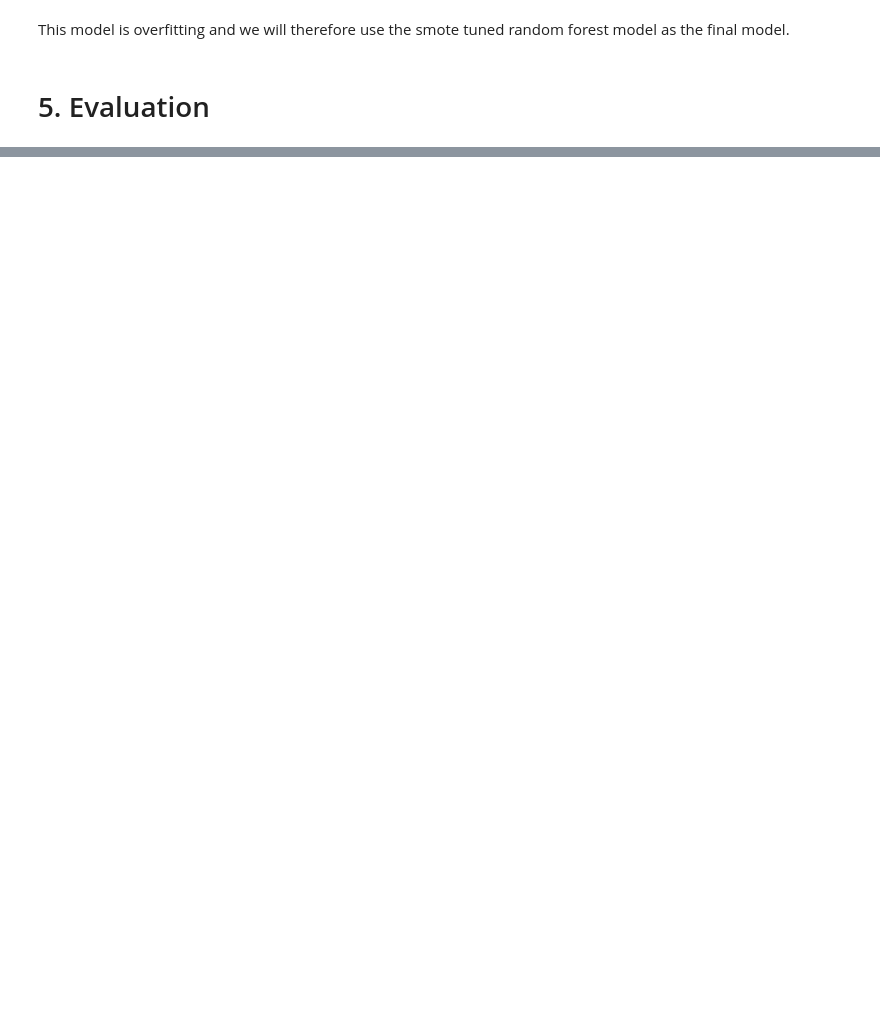
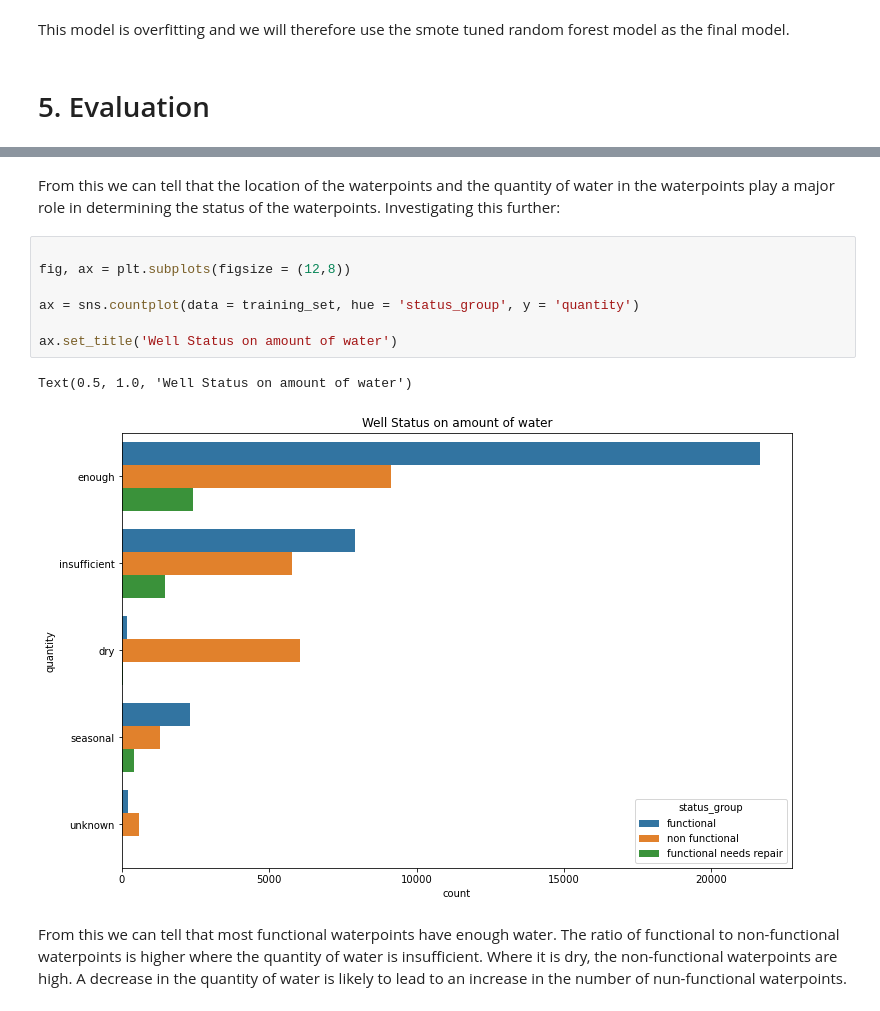
Before and after one commit to OswaldCc/Tanzania-Water-Pump-Status-Prediction, a Jupyter notebook: Tanzania Water Pump Status.ipynb, the cells around one changed output, grey strips where cells are left out. Saved outputs shown, nothing was run; the diff lists cells and outputs as text; blank space fills up the shorter version.

```diff
--- a/Tanzania Water Pump Status.ipynb
+++ b/Tanzania Water Pump Status.ipynb
@@ -1145,0 +1161,14 @@ This model is overfitting and we will therefore use the smote tuned random fores
+# %% [markdown]
+From this we can tell that the location of the waterpoints and the quantity of water in the waterpoints play a major role in determining the status of the waterpoints. Investigating this further:
+# %%
+
+fig, ax = plt.subplots(figsize = (12,8))
+
+ax = sns.countplot(data = training_set, hue = 'status_group', y = 'quantity')
+
+ax.set_title('Well Status on amount of water')
+# %% [output]
+Text(0.5, 1.0, 'Well Status on amount of water')
+[figure, added]
+# %% [markdown]
+From this we can tell that most functional waterpoints have enough water. The ratio of functional to non-functional waterpoints is higher where the quantity of water is insufficient. Where it is dry, the non-functional waterpoints are high. A decrease in the quantity of water is likely to lead to an increase in the number of nun-functional waterpoints.
```
Also changed, not shown: parts of 18 cells of this notebook.
